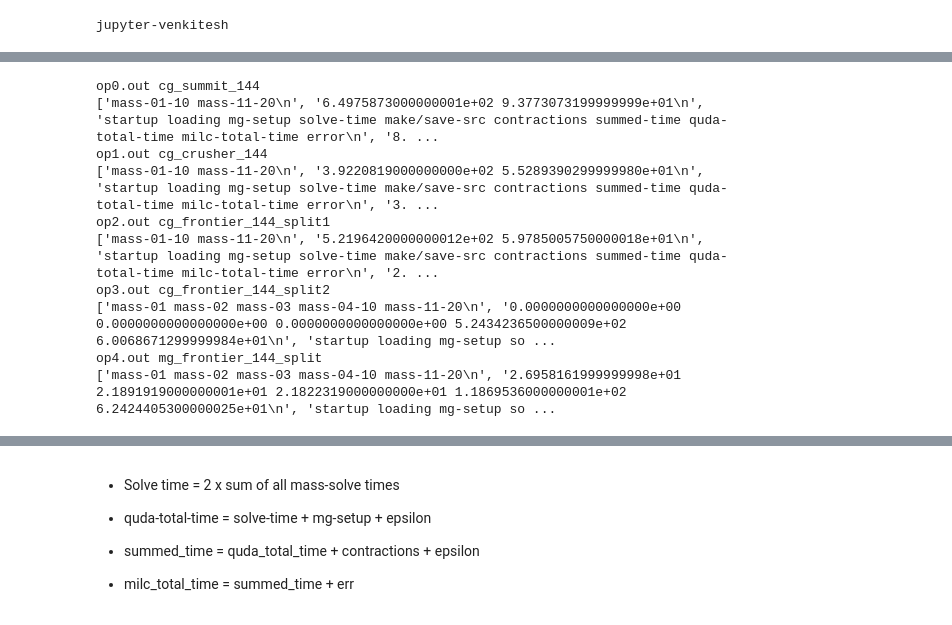
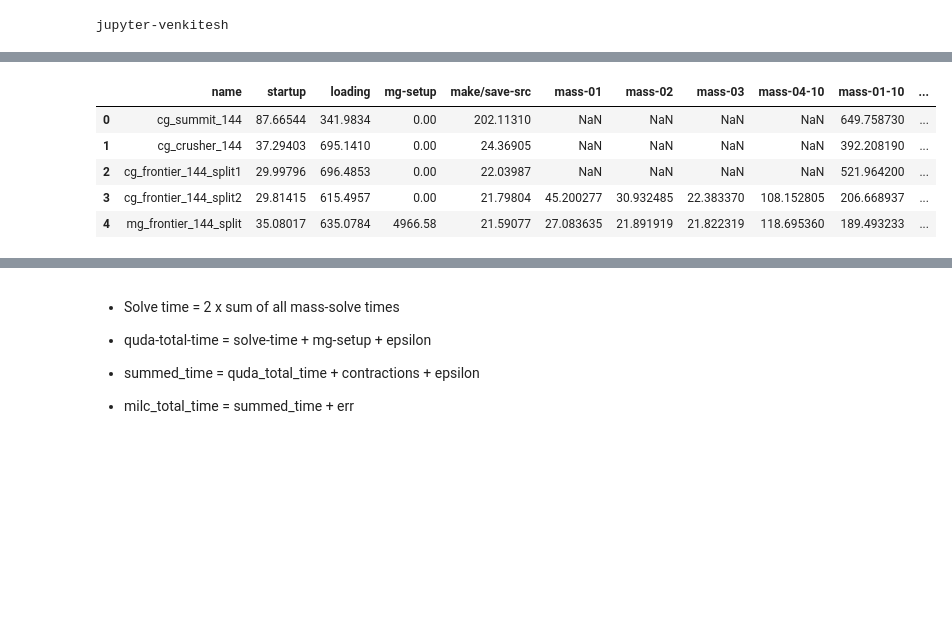
Before and after one commit to vmos1/Staggered_multigrid_build, a Jupyter notebook: analysis_notebooks/data_extraction/6_extract_python_parse.ipynb, the cells around one changed output, grey strips where cells are left out. Drawn from its saved outputs; the diff is of its cells as text; code cells hidden in the pictures; blank space fills up the shorter version.

Commit message:
modified notebook to run without bash parse script. cg_split fixes done in parse.py

```diff
--- a/analysis_notebooks/data_extraction/6_extract_python_parse.ipynb
+++ b/analysis_notebooks/data_extraction/6_extract_python_parse.ipynb
@@ -103,50 +106,11 @@ for count,fl in enumerate(list(op_dict.values())):
-# %%
-names=list(op_dict.keys())
-
-
-df_data=pd.DataFrame([])
-
-count=0
-for op_file, name in zip(op_files,names):
-    print(op_file,name)
-    with open(op_file,'r') as f:
-        lst=f.readlines()
-
-    print(lst)
-    dict_values={}
-    dict_values['name']=name
-    # Add masses
-    keys=lst[0].rstrip('\n').split(' ')
-    vals=lst[1].rstrip('\n').split(' ')
-
-    # Add timings
-    keys+=lst[2].rstrip('\n').split(' ')
-    vals+=lst[3].rstrip('\n').split(' ')
-
-    # Add values to dictionary
-    for k,v in zip(keys,vals):
-        dict_values[k]=np.float64(v)
-
-    # df_data=df_data.append(dict_values,ignore_index=True)
-    df_data=pd.concat([df_data,pd.DataFrame(dict_values,index=[count])])
-    count+=1
-
-cols=['name', 'startup', 'loading', 'mg-setup',
-       'make/save-src', 'mass-01', 'mass-02', 'mass-03', 'mass-04-10', 'mass-01-10',
-       'mass-11-20', 'solve-time','contractions', 'quda-total-time','summed-time', 'error',
-       'milc-total-time']
-
-df_data=df_data[cols].copy()
-# %% [output]
-op0.out cg_summit_144
-['mass-01-10 mass-11-20\n', '6.4975873000000001e+02 9.3773073199999999e+01\n', 'startup loading mg-setup solve-time make/save-src contractions summed-time quda-total-time milc-total-time error\n', '8. ...
-op1.out cg_crusher_144
-['mass-01-10 mass-11-20\n', '3.9220819000000000e+02 5.5289390299999980e+01\n', 'startup loading mg-setup solve-time make/save-src contractions summed-time quda-total-time milc-total-time error\n', '3. ...
-op2.out cg_frontier_144_split1
-['mass-01-10 mass-11-20\n', '5.2196420000000012e+02 5.9785005750000018e+01\n', 'startup loading mg-setup solve-time make/save-src contractions summed-time quda-total-time milc-total-time error\n', '2. ...
-op3.out cg_frontier_144_split2
-['mass-01 mass-02 mass-03 mass-04-10 mass-11-20\n', '0.0000000000000000e+00 0.0000000000000000e+00 0.0000000000000000e+00 5.2434236500000009e+02 6.0068671299999984e+01\n', 'startup loading mg-setup so ...
-op4.out mg_frontier_144_split
-['mass-01 mass-02 mass-03 mass-04-10 mass-11-20\n', '2.6958161999999998e+01 2.1891919000000001e+01 2.1822319000000000e+01 1.1869536000000001e+02 6.2424405300000025e+01\n', 'startup loading mg-setup so ...
+# %%
+df_data
+# %% [output]
+|  | name | startup | loading | mg-setup | make/save-src | mass-01 | mass-02 | mass-03 | mass-04-10 | mass-01-10 | ... |
+| 0 | cg_summit_144 | 87.66544 | 341.9834 | 0.00 | 202.11310 | NaN | NaN | NaN | NaN | 649.758730 | ... |
+| 1 | cg_crusher_144 | 37.29403 | 695.1410 | 0.00 | 24.36905 | NaN | NaN | NaN | NaN | 392.208190 | ... |
+| 2 | cg_frontier_144_split1 | 29.99796 | 696.4853 | 0.00 | 22.03987 | NaN | NaN | NaN | NaN | 521.964200 | ... |
+| 3 | cg_frontier_144_split2 | 29.81415 | 615.4957 | 0.00 | 21.79804 | 45.200277 | 30.932485 | 22.383370 | 108.152805 | 206.668937 | ... |
+| 4 | mg_frontier_144_split | 35.08017 | 635.0784 | 4966.58 | 21.59077 | 27.083635 | 21.891919 | 21.822319 | 118.695360 | 189.493233 | ... |
 # %%
 df_data
```
Also changed, not shown: parts of 10 cells of this notebook, 2 other files.
